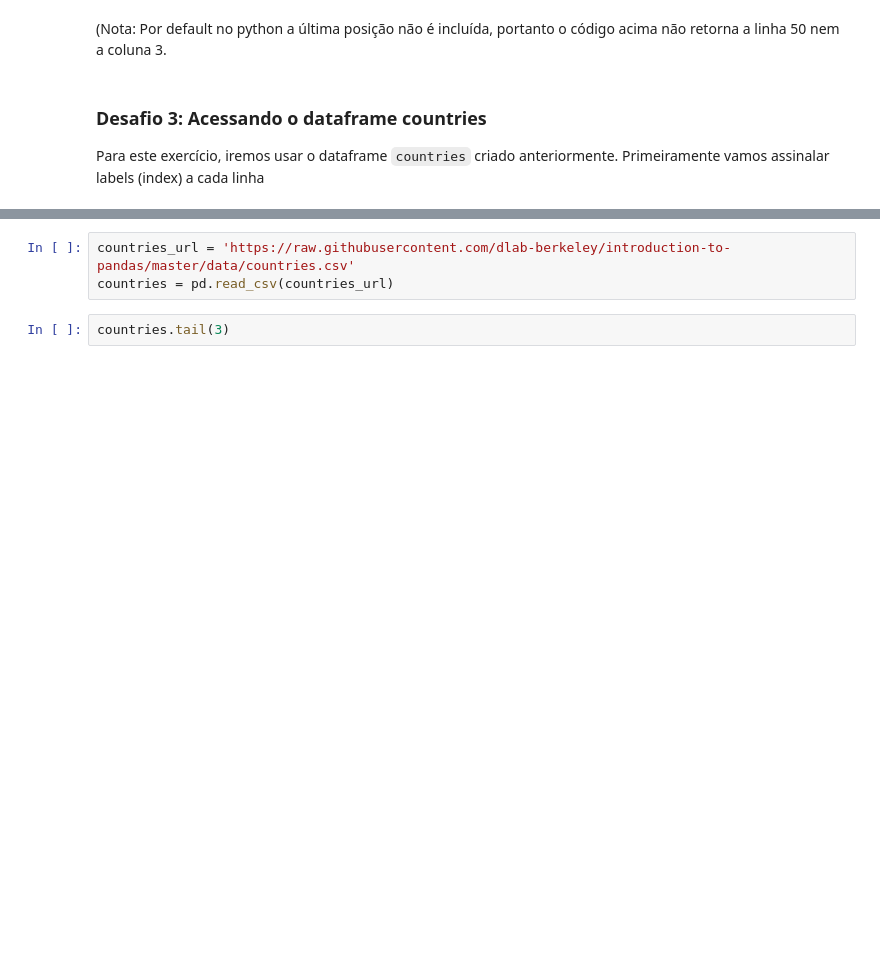
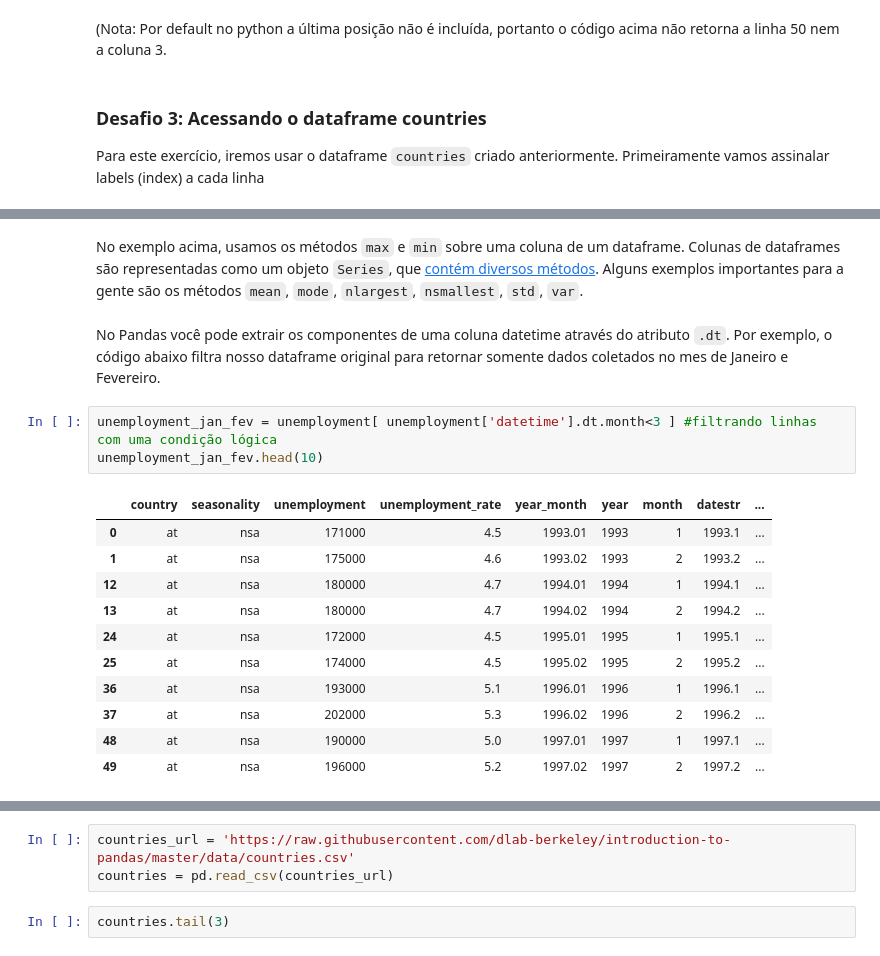
Before and after one commit to andrebittencourt/codenation_descriptive_statistics, a Jupyter notebook: analysis/intro_pandas.ipynb, the cells around one changed output, grey strips where cells are left out. Cells and saved outputs as stored; diff of their text form; blank space fills up the shorter version.

Commit message:
final version of exercises notebook

```diff
--- a/analysis/intro_pandas.ipynb
+++ b/analysis/intro_pandas.ipynb
@@ -376,0 +303,19 @@ So far, our `DataFrame` is organized in a reasonable way. But, we know we can do
+# %% [markdown]
+No exemplo acima, usamos os métodos `max` e `min` sobre uma coluna de um dataframe. Colunas de dataframes são representadas como um objeto `Series`, que [contém diversos métodos](https://pandas.pydata.org/pandas-docs/version/0.17.0/api.html#series). Alguns exemplos importantes para a gente são os métodos `mean`, `mode`, `nlargest`, `nsmallest`, `std`, `var`.
+# %% [markdown]
+No Pandas você pode extrair os componentes de uma coluna datetime através do atributo `.dt`. Por exemplo, o código abaixo filtra nosso dataframe original para retornar somente dados coletados no mes de Janeiro e Fevereiro.
+# %%
+unemployment_jan_fev = unemployment[ unemployment['datetime'].dt.month<3 ] #filtrando linhas com uma condição lógica
+unemployment_jan_fev.head(10)
+# %% [output]
+|  | country | seasonality | unemployment | unemployment_rate | year_month | year | month | datestr | ... |
+| 0 | at | nsa | 171000 | 4.5 | 1993.01 | 1993 | 1 | 1993.1 | ... |
+| 1 | at | nsa | 175000 | 4.6 | 1993.02 | 1993 | 2 | 1993.2 | ... |
+| 12 | at | nsa | 180000 | 4.7 | 1994.01 | 1994 | 1 | 1994.1 | ... |
+| 13 | at | nsa | 180000 | 4.7 | 1994.02 | 1994 | 2 | 1994.2 | ... |
+| 24 | at | nsa | 172000 | 4.5 | 1995.01 | 1995 | 1 | 1995.1 | ... |
+| 25 | at | nsa | 174000 | 4.5 | 1995.02 | 1995 | 2 | 1995.2 | ... |
+| 36 | at | nsa | 193000 | 5.1 | 1996.01 | 1996 | 1 | 1996.1 | ... |
+| 37 | at | nsa | 202000 | 5.3 | 1996.02 | 1996 | 2 | 1996.2 | ... |
+| 48 | at | nsa | 190000 | 5.0 | 1997.01 | 1997 | 1 | 1997.1 | ... |
+| 49 | at | nsa | 196000 | 5.2 | 1997.02 | 1997 | 2 | 1997.2 | ... |
```
Also changed, not shown: parts of 171 cells of this notebook.
